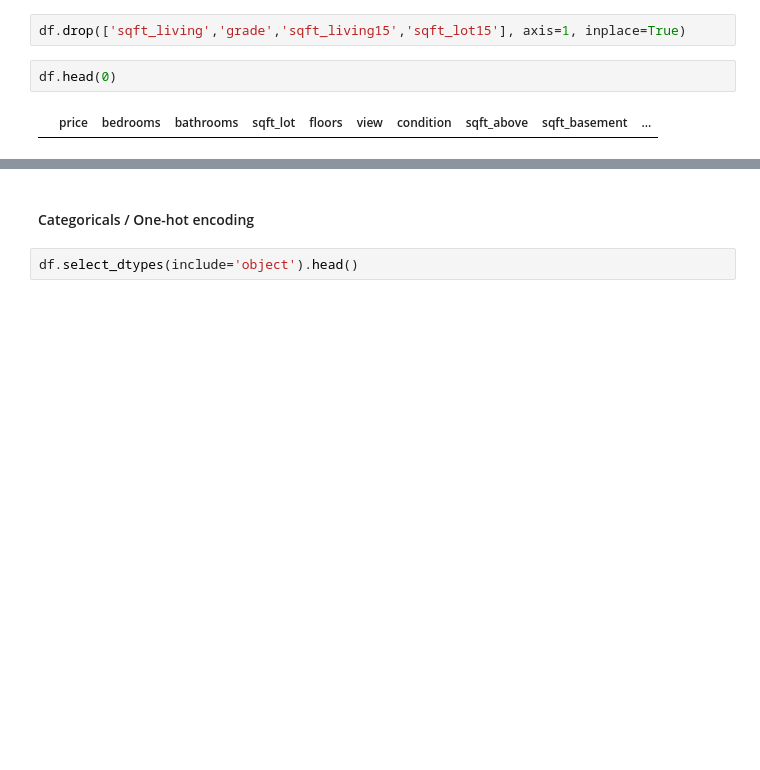
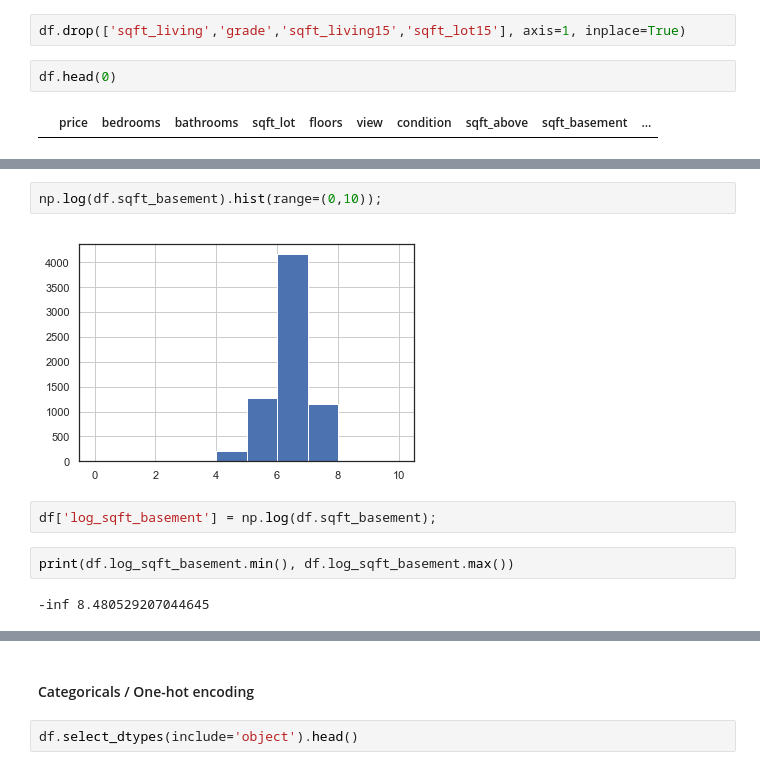
Before and after one commit to sid401/dsc-1-final-project-online-ds-sp-000, a Jupyter notebook: student.ipynb, the cells around one changed output, grey strips where cells are left out. Drawn from its saved outputs; the diff is of its cells as text; blank space fills up the shorter version.

```diff
--- a/student.ipynb
+++ b/student.ipynb
@@ -450,0 +479,10 @@ is unnecessary for Multiple Linear Regression models
+# %%
+np.log(df.sqft_basement).hist(range=(0,10));
+# %% [output]
+[figure, added]
+# %%
+df['log_sqft_basement'] = np.log(df.sqft_basement);
+# %%
+print(df.log_sqft_basement.min(), df.log_sqft_basement.max())
+# %% [output]
+-inf 8.480529207044645
```
Also changed, not shown: parts of 113 cells of this notebook.
